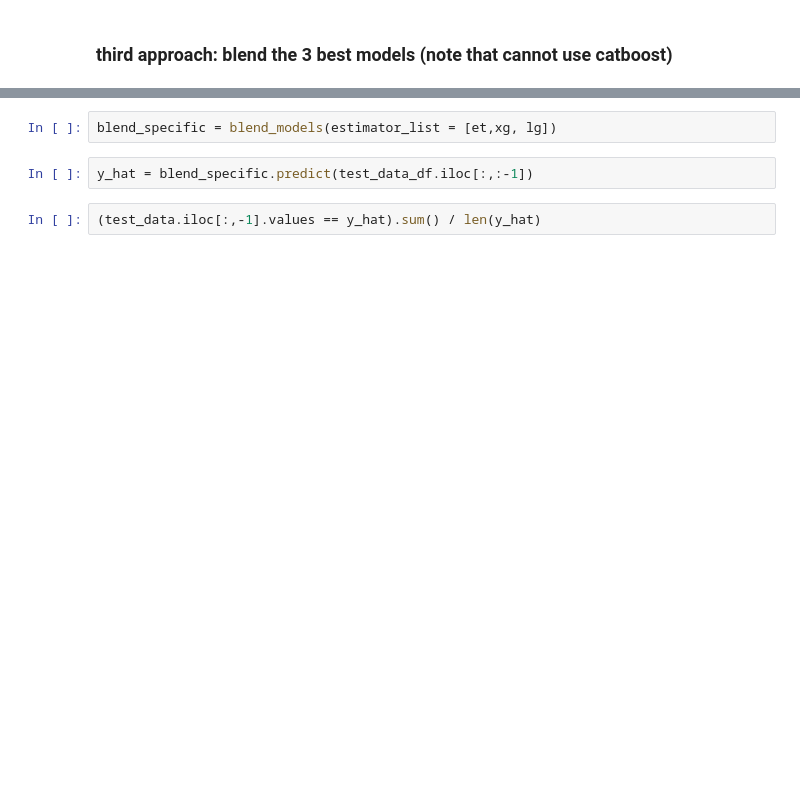
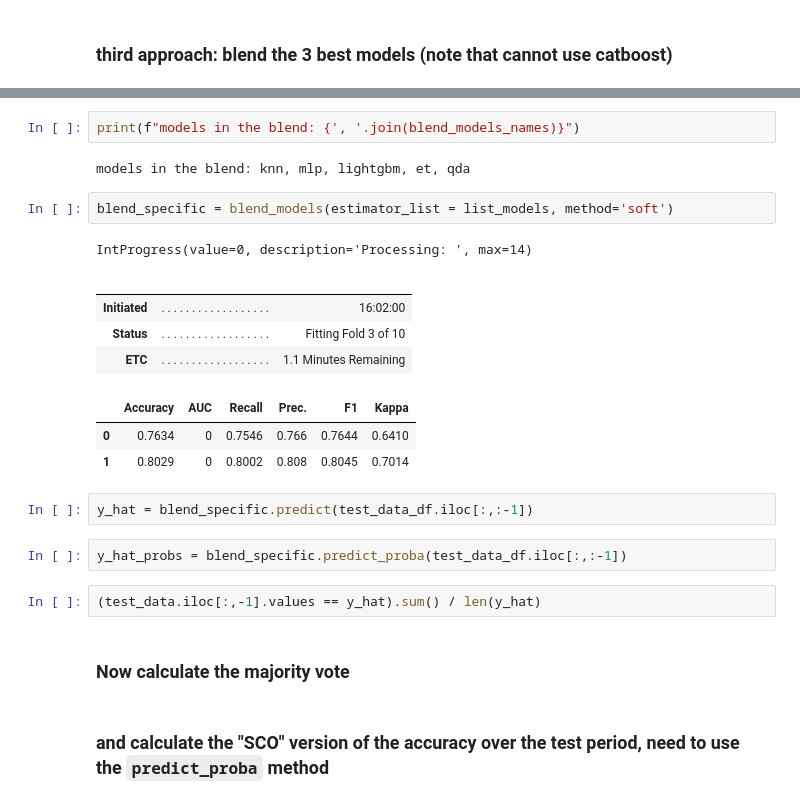
Before and after one commit to nicolasfauchereau/ML4seas, a Jupyter notebook: models/classification/autoML/PYCARET/pycaret.ipynb, the cells around one changed output, grey strips where cells are left out. Drawn from its saved outputs; the diff is of its cells as text; blank space fills up the shorter version.

```diff
--- a/models/classification/autoML/PYCARET/pycaret.ipynb
+++ b/models/classification/autoML/PYCARET/pycaret.ipynb
@@ -354,6 +412,26 @@ xg = create_model('xgboost')
+# %%
+print(f"models in the blend: {', '.join(blend_models_names)}")
+# %% [output]
+models in the blend: knn, mlp, lightgbm, et, qda
 # %%
-blend_specific = blend_models(estimator_list = [et,xg, lg])
+blend_specific = blend_models(estimator_list = list_models, method='soft')
+# %% [output]
+IntProgress(value=0, description='Processing: ', max=14)
+|  |  |  |
+|  |  |  |
+| Initiated | . . . . . . . . . . . . . . . . . . | 16:02:00 |
+| Status | . . . . . . . . . . . . . . . . . . | Fitting Fold 3 of 10 |
+| ETC | . . . . . . . . . . . . . . . . . . | 1.1 Minutes Remaining |
+|  | Accuracy | AUC | Recall | Prec. | F1 | Kappa |
+| 0 | 0.7634 | 0 | 0.7546 | 0.766 | 0.7644 | 0.6410 |
+| 1 | 0.8029 | 0 | 0.8002 | 0.808 | 0.8045 | 0.7014 |
 # %%
 y_hat = blend_specific.predict(test_data_df.iloc[:,:-1])
+# %%
+y_hat_probs = blend_specific.predict_proba(test_data_df.iloc[:,:-1])
 # %%
 (test_data.iloc[:,-1].values == y_hat).sum() / len(y_hat)
+# %% [markdown]
+### Now calculate the majority vote
+# %% [markdown]
+### and calculate the "SCO" version of the accuracy over the test period, need to use the `predict_proba` method
```
Also changed, not shown: parts of 50 cells of this notebook.
